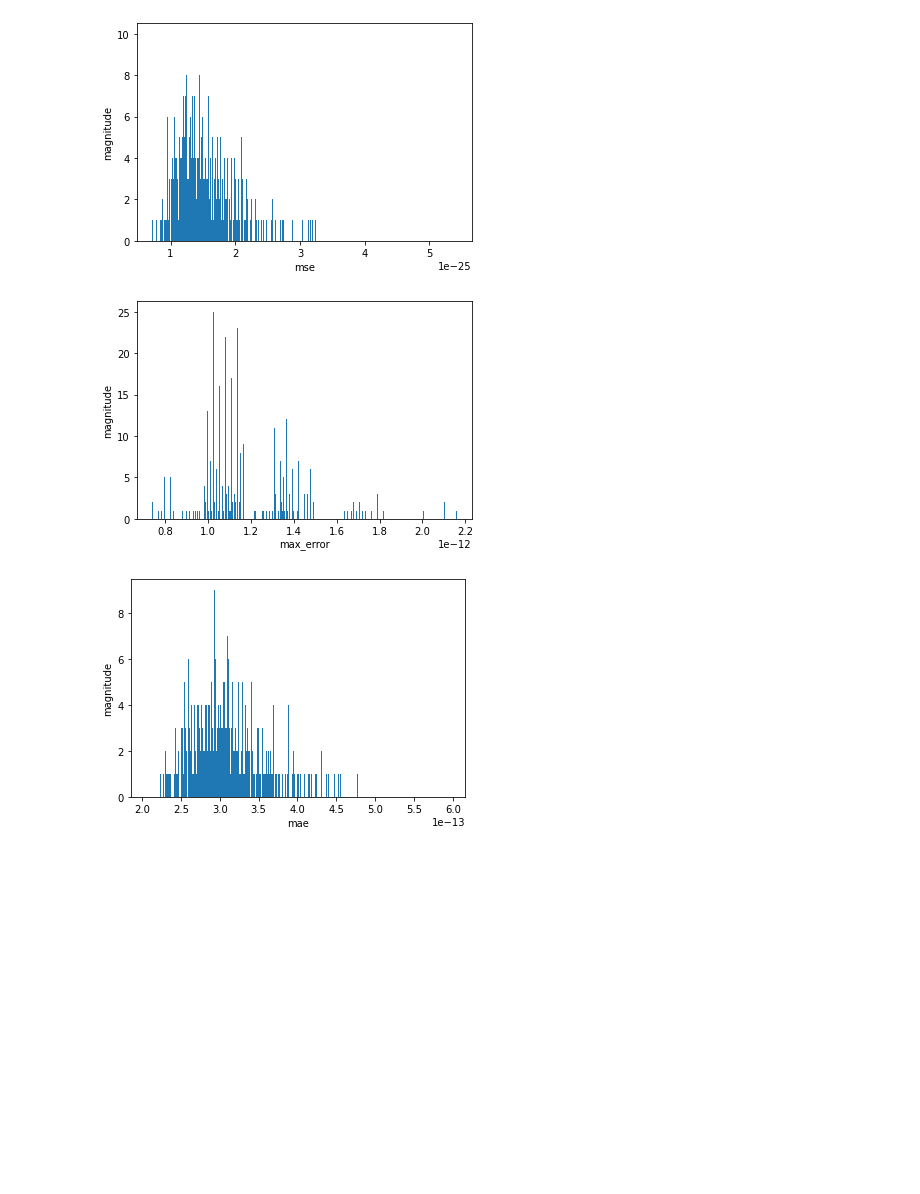
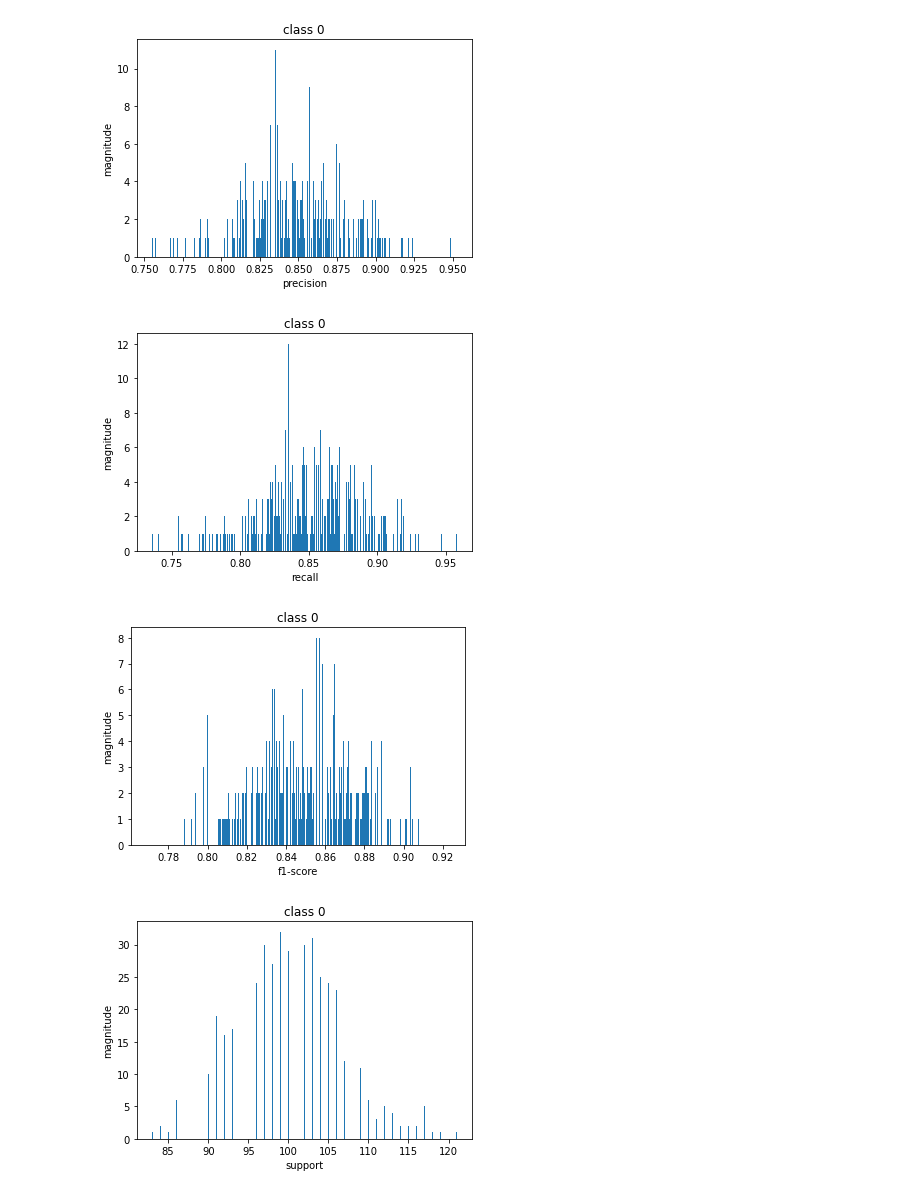
Before and after one commit to EricSchles/randomizer_ml, a Jupyter notebook: examples/simple_example.ipynb, the cells around one changed output. Drawn from its saved outputs; the diff is of its cells as text; code cells hidden in the pictures; blank space fills up the shorter version.

Commit message:
viz and fixed evaluate model

```diff
--- a/examples/simple_example.ipynb
+++ b/examples/simple_example.ipynb
@@ -7,14 +7,16 @@ from sklearn.datasets import make_classification
 import pandas as pd
 import numpy as np
 
-lin_reg = LinearRegression()
-X, y = make_regression(
-    n_samples=2000,  n_features=100, random_state=0
+clf = LogisticRegression()
+X, y = make_classification(
+    n_samples=2000,  n_features=100,
+    n_informative=90, n_redundant=2,
+    random_state=0
 )
 X = pd.DataFrame(X)
 y = pd.Series(y)
 num_trials = 500
-test_size = 0.1
-reg_eval = EvaluateModel("regression", lin_reg, X, y, num_trials)
-model_instances = reg_eval.fit_random("random")
+
+clf_eval = EvaluateModel("classification", clf, X, y, num_trials)
+model_instances = clf_eval.fit_random("random")
 assert len(model_instances) == num_trials
@@ -34,10 +61,11 @@ model_instances[0]
 # %%
 from honest_ml.visualizer import Visualizer
 
-viz = Visualizer(model_instances, "")
+viz = Visualizer(model_instances, "classification")
 # %%
-viz.visualize_regression(bins=len(model_instances))
+viz.visualize_classification(bins=len(model_instances))
 # %% [output]
-[figure, old version]
+[figure, new version]
-[figure, old version]
+[figure, new version]
-[figure, old version]
+[figure, new version]
+[figure, added]
```
Also changed, not shown: parts of 5 cells of this notebook, 4 other files.
